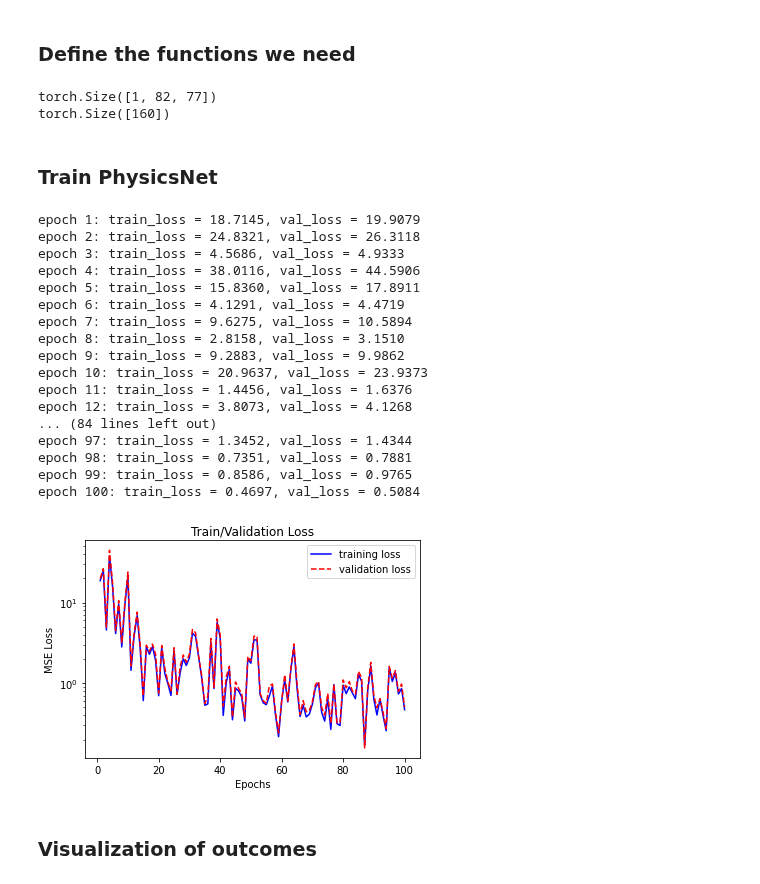
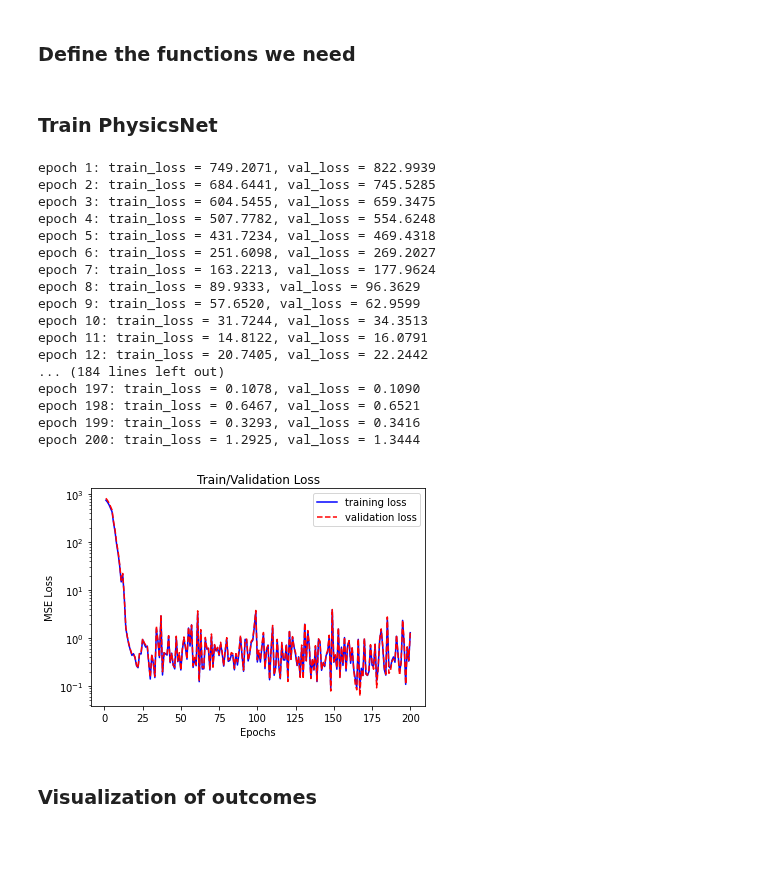
Before and after one commit to ShaoKAi100812/Pendant_Drop_Tensiometry_Prediction, a Jupyter notebook: main.ipynb, the cells around one changed output. Cells and saved outputs as stored; diff of their text form; code cells hidden in the pictures; blank space fills up the shorter version.

```diff
--- a/main.ipynb
+++ b/main.ipynb
@@ -288,55 +285,46 @@ def train_picture(model, optimizer, epochs=1):
     plt.title("Train/Validation Loss")
     plt.legend()
     plt.show()
-# %%
-# testing cell
-train_x_pic, train_y_pic
-
-for t in range(len(train_x_pic)):
-    pass
-print(train_x_pic[t].shape)
-print(train_y_pic[t].shape)
-# %% [output]
-torch.Size([1, 82, 77])
-torch.Size([160])
 # %% [markdown]
 ### Train PhysicsNet
 # %%
 in_channel = 160
 node_1 = 4096
 node_2 = 4096
 node_3 = 1024
-node_4 = 512
+node_4 = 256
+node_5 = 64
+node_6 = 16
 out_channel = 2
 
 learning_rate = 1e-3
 
-model_physics = PhysicsNet(in_channel, node_1, node_2, node_3, node_4, out_channel)
+model_physics = PhysicsNet(in_channel, node_1, node_2, node_3, node_4, node_5, node_6, out_channel)
 optimizer = optim.Adam(model_physics.parameters(), lr=learning_rate)
-epoch = 100
+epoch = 200
 
 train_physics(model_physics, optimizer, epoch)
 PATH_CAL = os.path.join(os.getcwd(), "model_cal")
 torch.save(model_physics, PATH_CAL)
 # %% [output]
-epoch 1: train_loss = 18.7145, val_loss = 19.9079
-epoch 2: train_loss = 24.8321, val_loss = 26.3118
-epoch 3: train_loss = 4.5686, val_loss = 4.9333
-epoch 4: train_loss = 38.0116, val_loss = 44.5906
-epoch 5: train_loss = 15.8360, val_loss = 17.8911
-epoch 6: train_loss = 4.1291, val_loss = 4.4719
-epoch 7: train_loss = 9.6275, val_loss = 10.5894
-epoch 8: train_loss = 2.8158, val_loss = 3.1510
-epoch 9: train_loss = 9.2883, val_loss = 9.9862
-epoch 10: train_loss = 20.9637, val_loss = 23.9373
-epoch 11: train_loss = 1.4456, val_loss = 1.6376
-epoch 12: train_loss = 3.8073, val_loss = 4.1268
-... (84 lines left out)
-epoch 97: train_loss = 1.3452, val_loss = 1.4344
-epoch 98: train_loss = 0.7351, val_loss = 0.7881
-epoch 99: train_loss = 0.8586, val_loss = 0.9765
-epoch 100: train_loss = 0.4697, val_loss = 0.5084
+epoch 1: train_loss = 749.2071, val_loss = 822.9939
+epoch 2: train_loss = 684.6441, val_loss = 745.5285
+epoch 3: train_loss = 604.5455, val_loss = 659.3475
+epoch 4: train_loss = 507.7782, val_loss = 554.6248
+epoch 5: train_loss = 431.7234, val_loss = 469.4318
+epoch 6: train_loss = 251.6098, val_loss = 269.2027
+epoch 7: train_loss = 163.2213, val_loss = 177.9624
+epoch 8: train_loss = 89.9333, val_loss = 96.3629
+epoch 9: train_loss = 57.6520, val_loss = 62.9599
+epoch 10: train_loss = 31.7244, val_loss = 34.3513
+epoch 11: train_loss = 14.8122, val_loss = 16.0791
+epoch 12: train_loss = 20.7405, val_loss = 22.2442
+... (184 lines left out)
+epoch 197: train_loss = 0.1078, val_loss = 0.1090
+epoch 198: train_loss = 0.6467, val_loss = 0.6521
+epoch 199: train_loss = 0.3293, val_loss = 0.3416
+epoch 200: train_loss = 1.2925, val_loss = 1.3444
-[figure, old version]
+[figure, new version]
 # %% [markdown]
 ### Visualization of outcomes
 # %%
```
Also changed, not shown: parts of 6 cells of this notebook.
